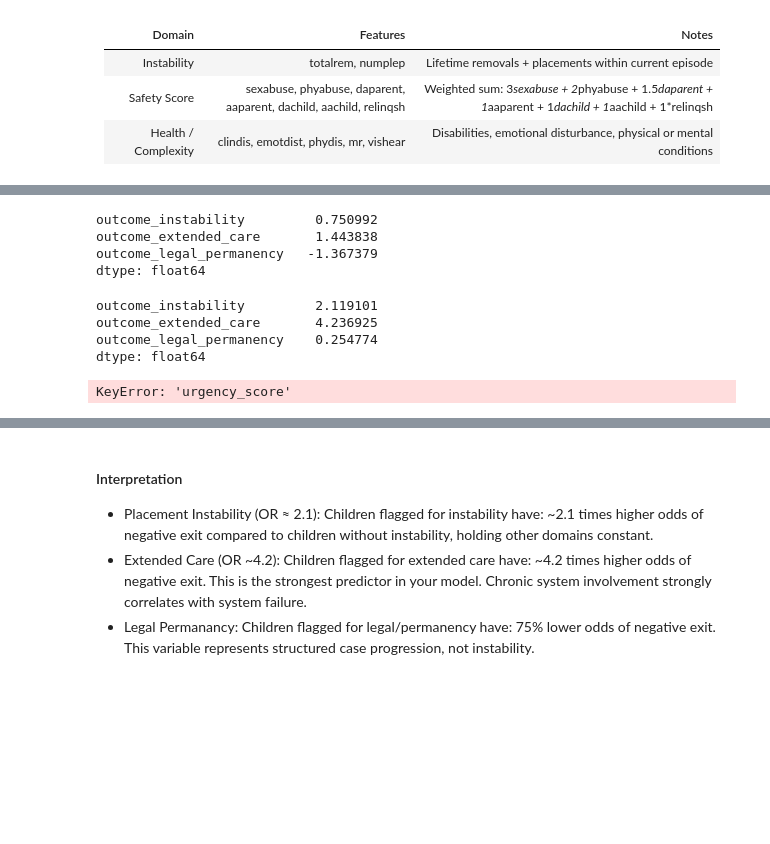
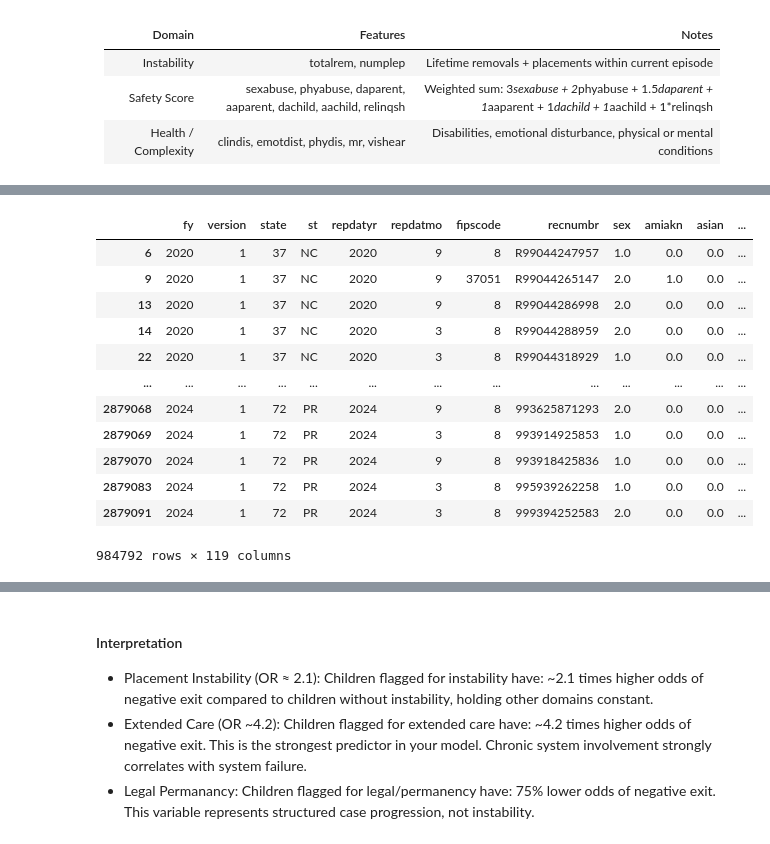
Before and after one commit to courtneyjchen/careassist-foster-care-ai, a Jupyter notebook: Full_EDA_pris.ipynb, the cells around one changed output, grey strips where cells are left out. Drawn from its saved outputs; the diff is of its cells as text; code cells hidden in the pictures; blank space fills up the shorter version.

```diff
--- a/Full_EDA_pris.ipynb
+++ b/Full_EDA_pris.ipynb
@@ -1291,40 +1291,19 @@ dtype: float64
 #     0.3 * combined_data['safety_score'] +
 #     0.2 * combined_data['health_score']
 # )
-# %%
-#logistic regression to predict outcome_any_high_risk using the 3 domain outcomes as predictors, and compare the coefficients to the prevalence to see if they align with the idea of giving more weight to rarer events.
-
-from sklearn.linear_model import LogisticRegression
-from sklearn.metrics import classification_report
-predictor_cols = [
-    'outcome_instability',
-    'outcome_extended_care',
-    'outcome_legal_permanency'
-]
-
-X = final_df[predictor_cols]
-y = final_df['outcome_negative_exit']
-
-model = LogisticRegression()
-model.fit(X, y)
-
-coefficients = pd.Series(model.coef_[0], index=predictor_cols)
-print(coefficients)
-# %% [output]
-outcome_instability         0.750992
-outcome_extended_care       1.443838
-outcome_legal_permanency   -1.367379
-dtype: float64
-# %%
-#convert yo odds ratio to innterpret the coefficients
-odds_ratios = np.exp(coefficients)
-print(odds_ratios)
-# %% [output]
-outcome_instability         2.119101
-outcome_extended_care       4.236925
-outcome_legal_permanency    0.254774
-dtype: float64
-# %%
-final_df['urgency_score'].value_counts()
-# %% [output]
-KeyError: 'urgency_score'
+# %%
+model_data_clean
+# %% [output]
+|  | fy | version | state | st | repdatyr | repdatmo | fipscode | recnumbr | sex | amiakn | asian | ... |
+| 6 | 2020 | 1 | 37 | NC | 2020 | 9 | 8 | R99044247957 | 1.0 | 0.0 | 0.0 | ... |
+| 9 | 2020 | 1 | 37 | NC | 2020 | 9 | 37051 | R99044265147 | 2.0 | 1.0 | 0.0 | ... |
+| 13 | 2020 | 1 | 37 | NC | 2020 | 9 | 8 | R99044286998 | 2.0 | 0.0 | 0.0 | ... |
+| 14 | 2020 | 1 | 37 | NC | 2020 | 3 | 8 | R99044288959 | 2.0 | 0.0 | 0.0 | ... |
+| 22 | 2020 | 1 | 37 | NC | 2020 | 3 | 8 | R99044318929 | 1.0 | 0.0 | 0.0 | ... |
+| ... | ... | ... | ... | ... | ... | ... | ... | ... | ... | ... | ... | ... |
+| 2879068 | 2024 | 1 | 72 | PR | 2024 | 9 | 8 | 993625871293 | 2.0 | 0.0 | 0.0 | ... |
+| 2879069 | 2024 | 1 | 72 | PR | 2024 | 3 | 8 | 993914925853 | 1.0 | 0.0 | 0.0 | ... |
+| 2879070 | 2024 | 1 | 72 | PR | 2024 | 9 | 8 | 993918425836 | 1.0 | 0.0 | 0.0 | ... |
+| 2879083 | 2024 | 1 | 72 | PR | 2024 | 3 | 8 | 995939262258 | 1.0 | 0.0 | 0.0 | ... |
+| 2879091 | 2024 | 1 | 72 | PR | 2024 | 3 | 8 | 999394252583 | 2.0 | 0.0 | 0.0 | ... |
+984792 rows × 119 columns
```
Also changed, not shown: parts of 10 cells of this notebook.
